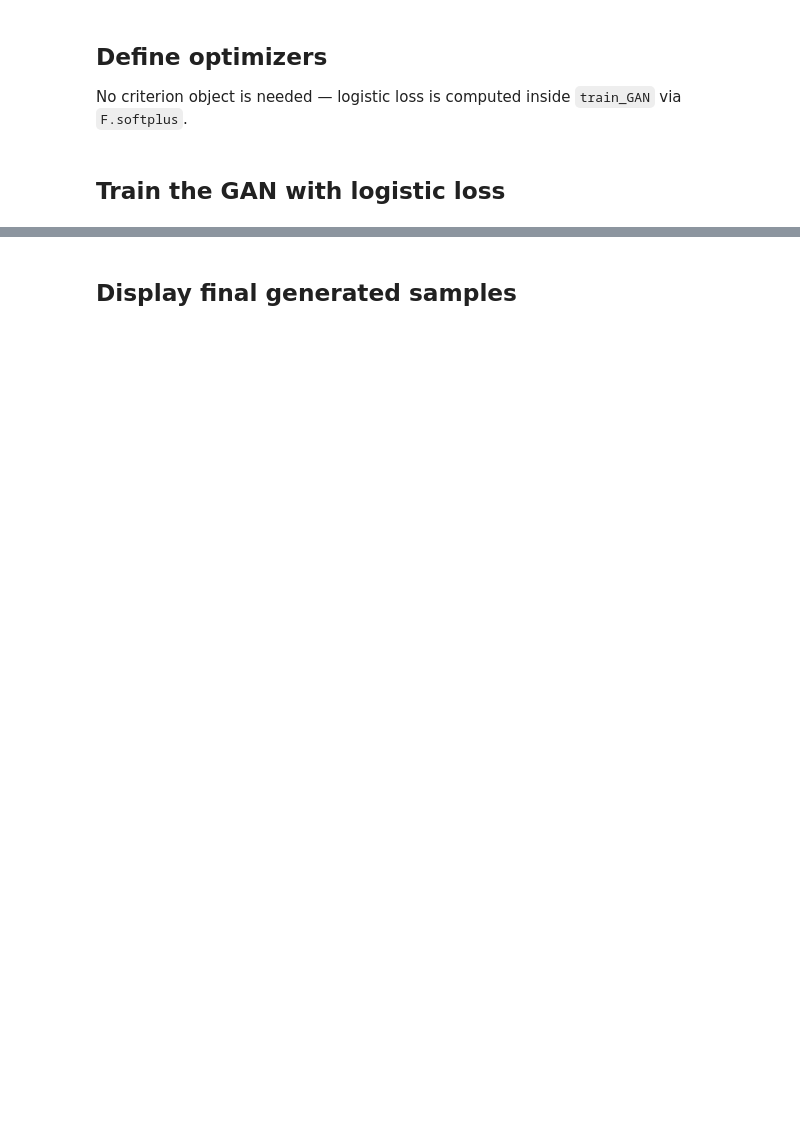
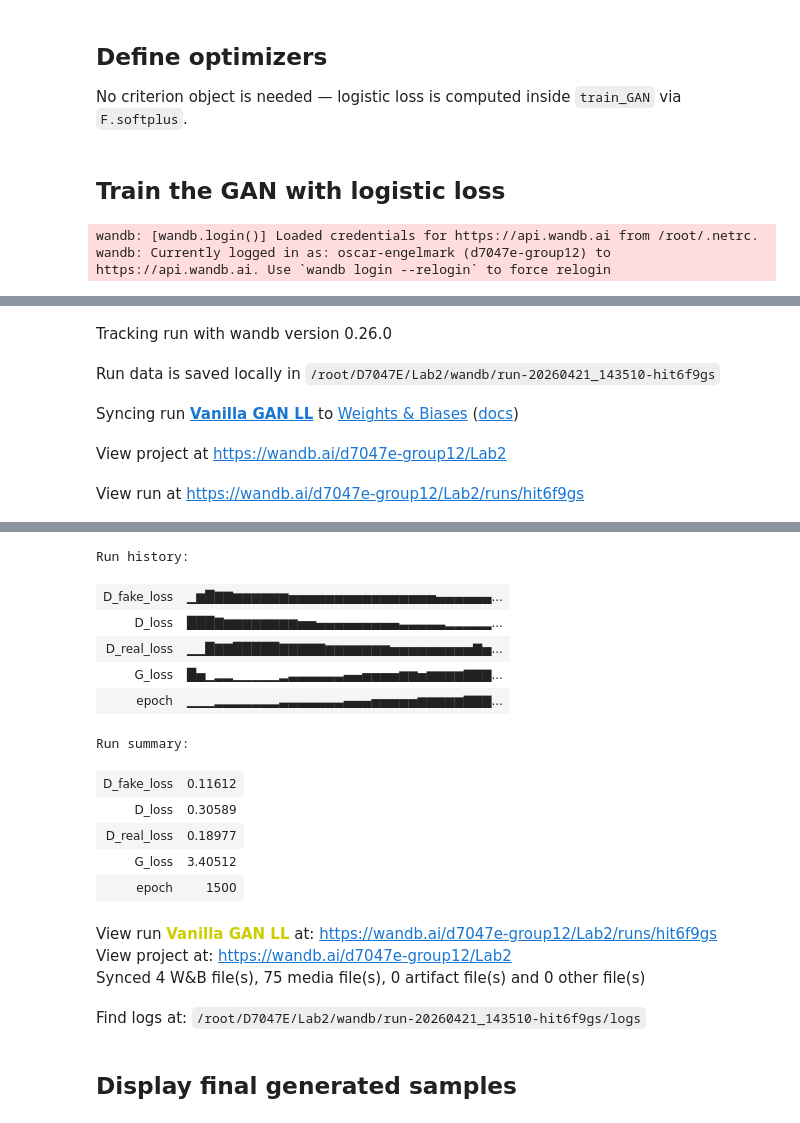
Before and after one commit to OscarEngelmark/D7047E, a Jupyter notebook: Lab2/src/Lab2_Task2.ipynb, the cells around one changed output, grey strips where cells are left out. Cells and saved outputs as stored; diff of their text form; code cells hidden in the pictures; blank space fills up the shorter version.

```diff
--- a/Lab2/src/Lab2_Task2.ipynb
+++ b/Lab2/src/Lab2_Task2.ipynb
@@ -117,7 +138,7 @@ d_optimizer = optim.Adam(D.parameters(), lr=LR, betas=BETAS)
 # %% [markdown]
 ## Train the GAN with logistic loss
 # %%
-EPOCHS = 100
+EPOCHS = 1500
 
 config = {
     "epochs": EPOCHS,
@@ -157,3 +178,6 @@ train_GAN(
     wandb_kwargs=wandb_kwargs,
     loss_type="logistic",
 )
+# %% [output]
+wandb: [wandb.login()] Loaded credentials for https://api.wandb.ai from /root/.netrc.
+wandb: Currently logged in as: oscar-engelmark (d7047e-group12) to https://api.wandb.ai. Use `wandb login --relogin` to force relogin
@@ -159,0 +185,5 @@ train_GAN(
+Tracking run with wandb version 0.26.0
+Run data is saved locally in /root/D7047E/Lab2/wandb/run-20260421_143510-hit6f9gs
+Syncing run Vanilla GAN LL to Weights & Biases (docs)
+View project at https://wandb.ai/d7047e-group12/Lab2
+View run at https://wandb.ai/d7047e-group12/Lab2/runs/hit6f9gs
@@ -160,3 +191,19 @@ train_GAN(
+Run history:
+| D_fake_loss | ▁▆█▇▇▆▆▆▆▆▆▅▅▅▅▅▅▅▅▅▅▅▅▅▅▅▅▄▄▄▄▄▄... |
+| D_loss | ███▇▆▆▆▆▆▆▆▆▅▅▄▄▄▄▄▄▄▄▄▃▃▃▃▃▂▂▂▂▂... |
+| D_real_loss | ▁▁█▇▇█████▇▇▇▇▇▆▆▆▆▆▆▆▅▅▅▅▅▅▅▅▅▇▅... |
+| G_loss | █▅▁▂▂▁▁▁▁▁▂▃▃▃▃▃▃▄▄▅▅▅▅▆▆▅▆▆▆▆▇▇▇... |
+| epoch | ▁▁▁▂▂▂▂▂▂▂▃▃▃▃▃▃▃▄▄▄▅▅▅▅▅▆▆▆▆▆▇▇▇... |
+Run summary:
+| D_fake_loss | 0.11612 |
+| D_loss | 0.30589 |
+| D_real_loss | 0.18977 |
+| G_loss | 3.40512 |
+| epoch | 1500 |
+View run Vanilla GAN LL at: https://wandb.ai/d7047e-group12/Lab2/runs/hit6f9gs
+View project at: https://wandb.ai/d7047e-group12/Lab2
+Synced 4 W&B file(s), 75 media file(s), 0 artifact file(s) and 0 other file(s)
+Find logs at: /root/D7047E/Lab2/wandb/run-20260421_143510-hit6f9gs/logs
 # %% [markdown]
 ## Display final generated samples
 # %%
```
Also changed, not shown: parts of 6 cells of this notebook.
